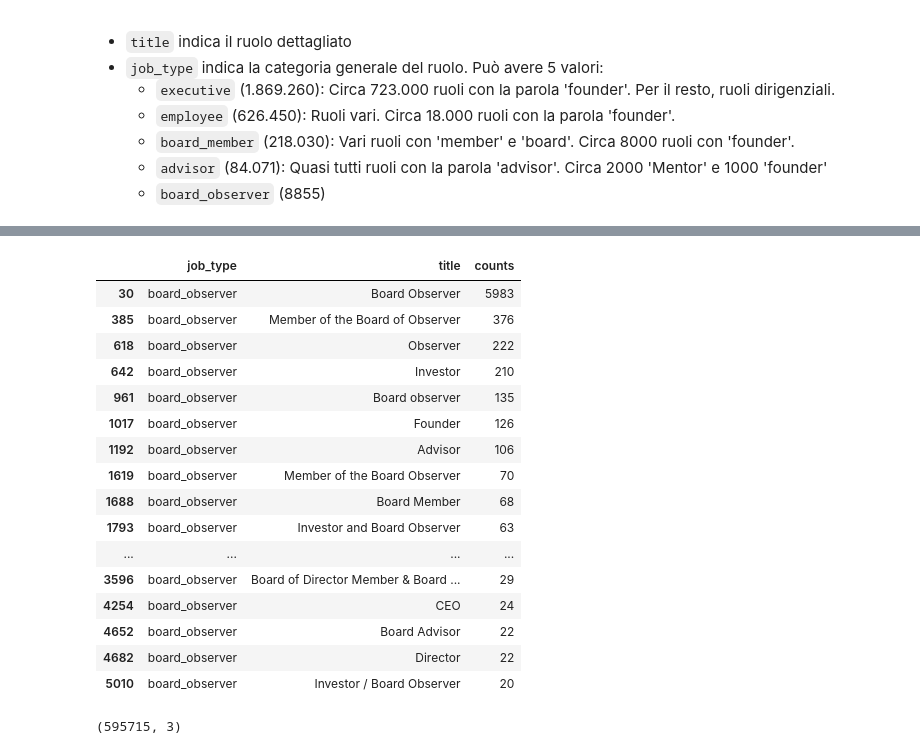
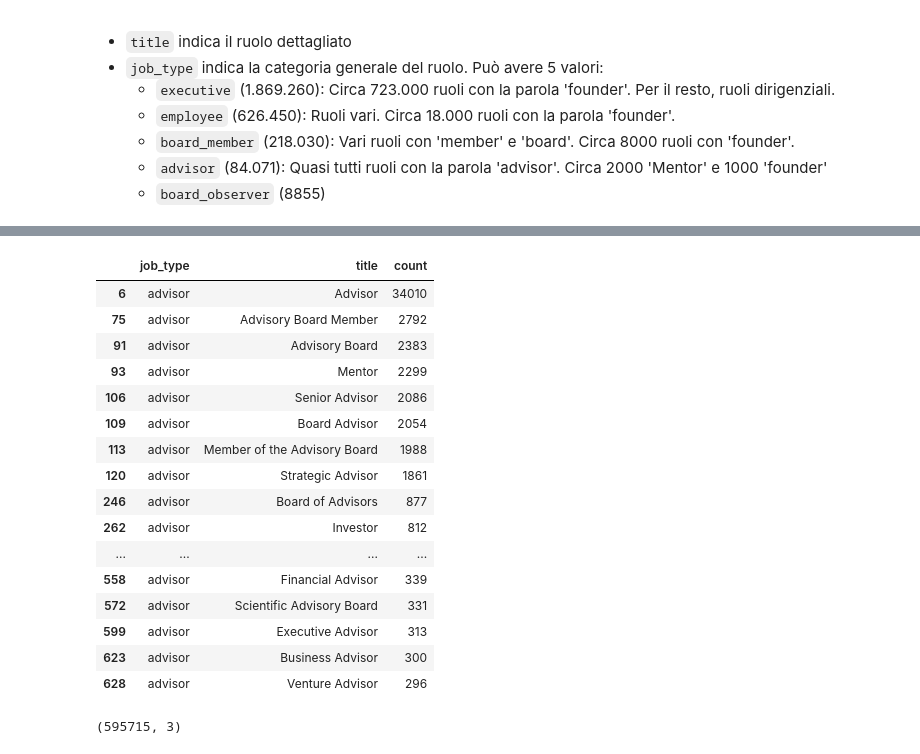
Before and after one commit to DarioZappala/caratterizzazione-sistemi-innovativi, a Jupyter notebook: esplorazione_generica.ipynb, the cells around one changed output, grey strips where cells are left out. Drawn from its saved outputs; the diff is of its cells as text; code cells hidden in the pictures.

```diff
--- a/esplorazione_generica.ipynb
+++ b/esplorazione_generica.ipynb
@@ -378,31 +385,30 @@ df_jobs_clean.loc[
 # %%
 stats = pd.DataFrame(
-    df_jobs_clean.value_counts(['job_type', 'title'], sort = True, normalize = False, dropna = False),
-    columns = ['counts']
+    df_jobs_clean.value_counts(['job_type', 'title'], sort = True, normalize = False, dropna = False)
 ).reset_index()
 # %%
 i = 0
-stats[stats['job_type'] == 'board_observer'].iloc[i:(i+20)]
+stats[stats['job_type'] == 'advisor'].iloc[i:(i+20)]
 #stats[stats['title'].str.contains('mentor', case = False, na = False)].iloc[i:(i+20)]
 #stats[(stats['job_type'] == 'employee') & (stats['title'].str.contains('founder', case = False, na = False))].iloc[i:(i+20)]
 # %% [output]
-|  | job_type | title | counts |
-| 30 | board_observer | Board Observer | 5983 |
-| 385 | board_observer | Member of the Board of Observer | 376 |
-| 618 | board_observer | Observer | 222 |
-| 642 | board_observer | Investor | 210 |
-| 961 | board_observer | Board observer | 135 |
-| 1017 | board_observer | Founder | 126 |
-| 1192 | board_observer | Advisor | 106 |
-| 1619 | board_observer | Member of the Board Observer | 70 |
-| 1688 | board_observer | Board Member | 68 |
-| 1793 | board_observer | Investor and Board Observer | 63 |
+|  | job_type | title | count |
+| 6 | advisor | Advisor | 34010 |
+| 75 | advisor | Advisory Board Member | 2792 |
+| 91 | advisor | Advisory Board | 2383 |
+| 93 | advisor | Mentor | 2299 |
+| 106 | advisor | Senior Advisor | 2086 |
+| 109 | advisor | Board Advisor | 2054 |
+| 113 | advisor | Member of the Advisory Board | 1988 |
+| 120 | advisor | Strategic Advisor | 1861 |
+| 246 | advisor | Board of Advisors | 877 |
+| 262 | advisor | Investor | 812 |
 | ... | ... | ... | ... |
-| 3596 | board_observer | Board of Director Member & Board ... | 29 |
-| 4254 | board_observer | CEO | 24 |
-| 4652 | board_observer | Board Advisor | 22 |
-| 4682 | board_observer | Director | 22 |
-| 5010 | board_observer | Investor / Board Observer | 20 |
+| 558 | advisor | Financial Advisor | 339 |
+| 572 | advisor | Scientific Advisory Board | 331 |
+| 599 | advisor | Executive Advisor | 313 |
+| 623 | advisor | Business Advisor | 300 |
+| 628 | advisor | Venture Advisor | 296 |
 # %%
 stats.shape
 # %% [output]
```
Also changed, not shown: parts of 5 cells of this notebook, 7 other files.
